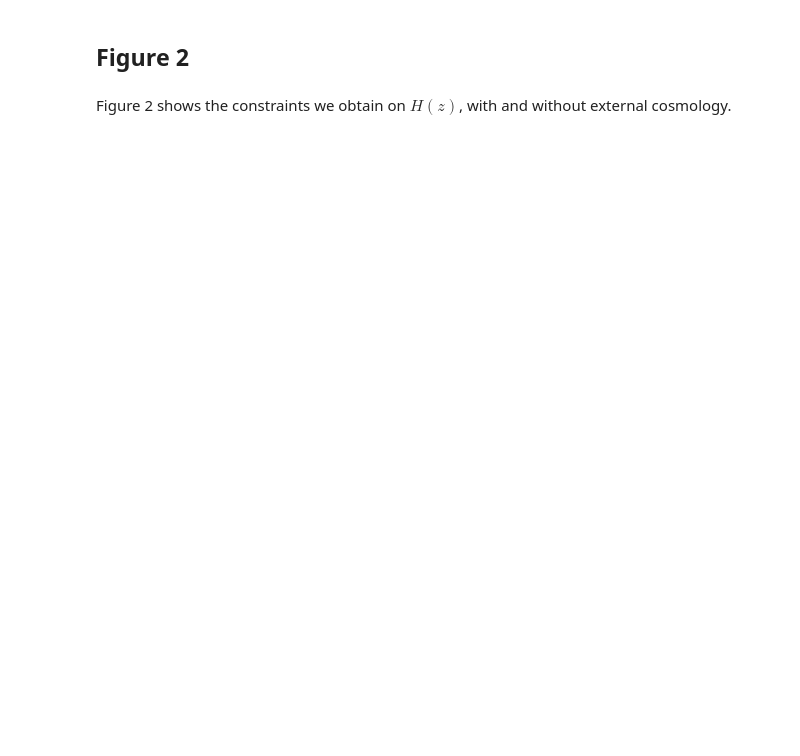
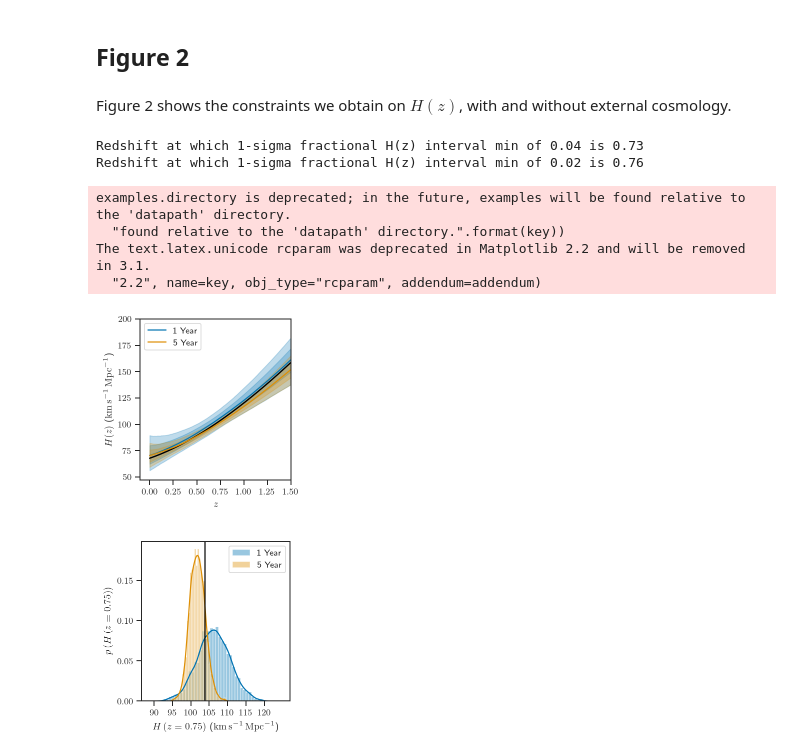
Before and after one commit to farr/PISNLineCosmography, a Jupyter notebook: PaperPlots.ipynb, the cells around one changed output. Saved outputs shown, nothing was run; the diff lists cells and outputs as text; code cells hidden in the pictures; blank space fills up the shorter version.

```diff
--- a/PaperPlots.ipynb
+++ b/PaperPlots.ipynb
@@ -107,3 +107,62 @@ The text.latex.unicode rcparam was deprecated in Matplotlib 2.2 and will be remo
 ## Figure 2
 # %% [markdown]
 Figure 2 shows the constraints we obtain on $H(z)$, with and without external cosmology.
+# %%
+c = plots.load_chains('population_1yr.h5')
+cc = plots.load_chains('population_5yr.h5', select_subset=[False, True, True, True])
+
+with plots.pub_plots(figsize=array(plots.figsize_pub)/2):
+    figure()
+
+    zs, Hs1 = plots.Hz_plot(c, draw_tracks=False, label='1 Year')
+
+    _, Hs5 = plots.Hz_plot(cc, color=sns.color_palette()[1], draw_tracks=False, label=r'5 Year')
+
+    legend(loc='upper left')
+
+    axis(xmax=1.5, ymax=200)
+
+    xticks([0, 0.25, 0.5, 0.75, 1.0, 1.25, 1.5])
+
+    tight_layout()
+    savefig('paper/plots/Hz.pdf')
+
+    with h5py.File('paper/plots/Hz.h5', 'w') as f:
+        f.create_dataset('zs', data=zs, compression='gzip', shuffle=True)
+        f.create_dataset('Hs-1yr', data=Hs1, compression='gzip', shuffle=True)
+        f.create_dataset('Hs-5yr', data=Hs5, compression='gzip', shuffle=True)
+
+    figure()
+    i = argmin(abs(zs-0.75))
+
+    H75_1 = array([cosmo.Flatw0waCDM(H0*u.km/u.s/u.Mpc, Om, w, w_a).efunc(0.75)*H0 for H0, Om, w, w_a in zip(c['H0'].flatten(), c['Om'].flatten(), c['w'].flatten(), c['w_a'].flatten())])
+    H75_5 = array([cosmo.Flatw0waCDM(H0*u.km/u.s/u.Mpc, Om, w, w_a).efunc(0.75)*H0 for H0, Om, w, w_a in zip(cc['H0'].flatten(), cc['Om'].flatten(), cc['w'].flatten(), cc['w_a'].flatten())])
+
+    sns.distplot(H75_1.flatten(), label='1 Year')
+    sns.distplot(H75_5.flatten(), label='5 Year')
+
+    xticks([90, 95, 100, 105, 110, 115, 120])
+
+
+    xlabel(r'$H\left( z = 0.75 \right)$ ($\mathrm{km} \, \mathrm{s}^{-1} \, \mathrm{Mpc}^{-1}$)')
+    ylabel(r'$p\left( H\left( z = 0.75 \right) \right)$')
+
+    axvline(Planck15.H0.to(u.km/u.s/u.Mpc).value*Planck15.efunc(0.75), color='k')
+
+    legend(loc='best')
+
+    tight_layout()
+    savefig('paper/plots/H075.pdf')
+
+    with h5py.File('paper/plots/H075.h5', 'w') as f:
+        f.create_dataset('H075_1yr', data=H75_1.flatten(), compression='gzip', shuffle=True)
+        f.create_dataset('H075_5yr', data=H75_5.flatten(), compression='gzip', shuffle=True)
+# %% [output]
+Redshift at which 1-sigma fractional H(z) interval min of 0.04 is 0.73
+Redshift at which 1-sigma fractional H(z) interval min of 0.02 is 0.76
+examples.directory is deprecated; in the future, examples will be found relative to the 'datapath' directory.
+  "found relative to the 'datapath' directory.".format(key))
+The text.latex.unicode rcparam was deprecated in Matplotlib 2.2 and will be removed in 3.1.
+  "2.2", name=key, obj_type="rcparam", addendum=addendum)
+[figure, added]
+[figure, added]
```
Also changed, not shown: parts of 11 cells of this notebook, 13 other files.
